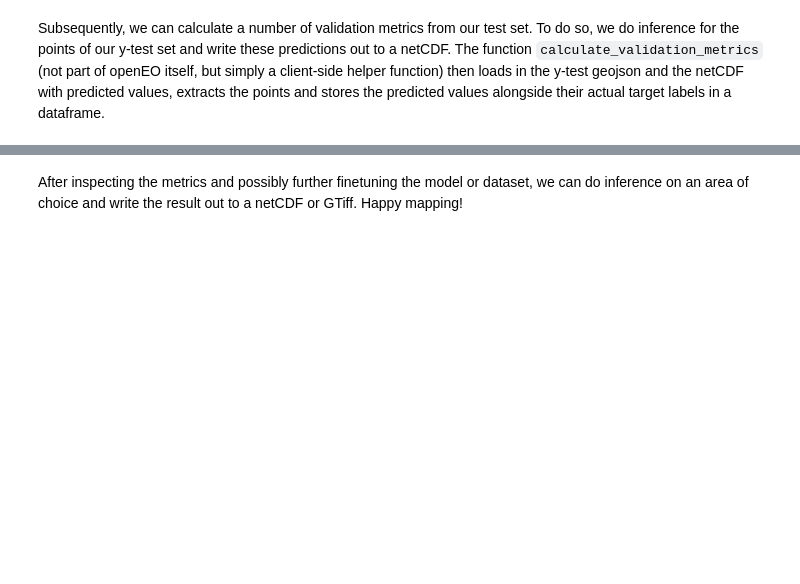
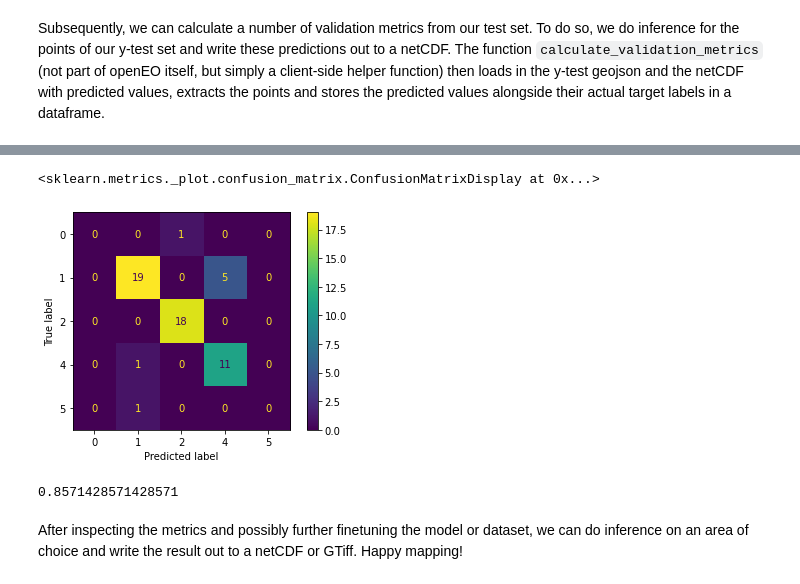
Before and after one commit to openEOPlatform/sample-notebooks, a Jupyter notebook: Dynamic land cover mapping.ipynb, the cells around one changed output, grey strips where cells are left out. Saved outputs shown, nothing was run; the diff lists cells and outputs as text; code cells hidden in the pictures; blank space fills up the shorter version.

```diff
--- a/Dynamic land cover mapping.ipynb
+++ b/Dynamic land cover mapping.ipynb
@@ -78,3 +287,20 @@ gdf, final_res = calculate_validation_metrics(
+# %%
+df= pd.read_csv(validation_path / "timeseries.csv")
+df.index = df.feature_index
+df=df.sort_index()
+df.columns = ["feature_index","predicted"]
+
+gdf = gpd.read_file(validation_path / 'y_test.geojson')
+gdf['predicted'] = df.predicted.astype(int)
+
+ConfusionMatrixDisplay.from_predictions(gdf["target"],gdf["predicted"])
+# %% [output]
+<sklearn.metrics._plot.confusion_matrix.ConfusionMatrixDisplay at 0x...>
+[figure, added]
+# %%
+accuracy_score(gdf["target"],gdf["predicted"])
+# %% [output]
+0.8571428571428571
 # %% [markdown]
 After inspecting the metrics and possibly further finetuning the model or dataset, we can do inference on an area of choice and write the result out to a netCDF or GTiff. Happy mapping!
 # %%
```
Also changed, not shown: parts of 11 cells of this notebook.
